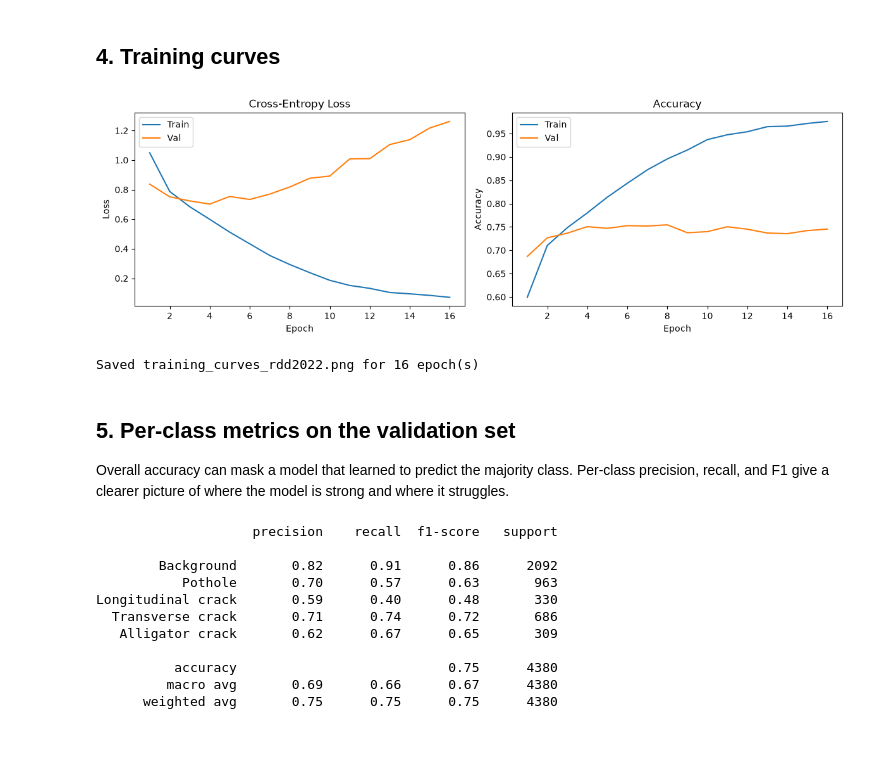
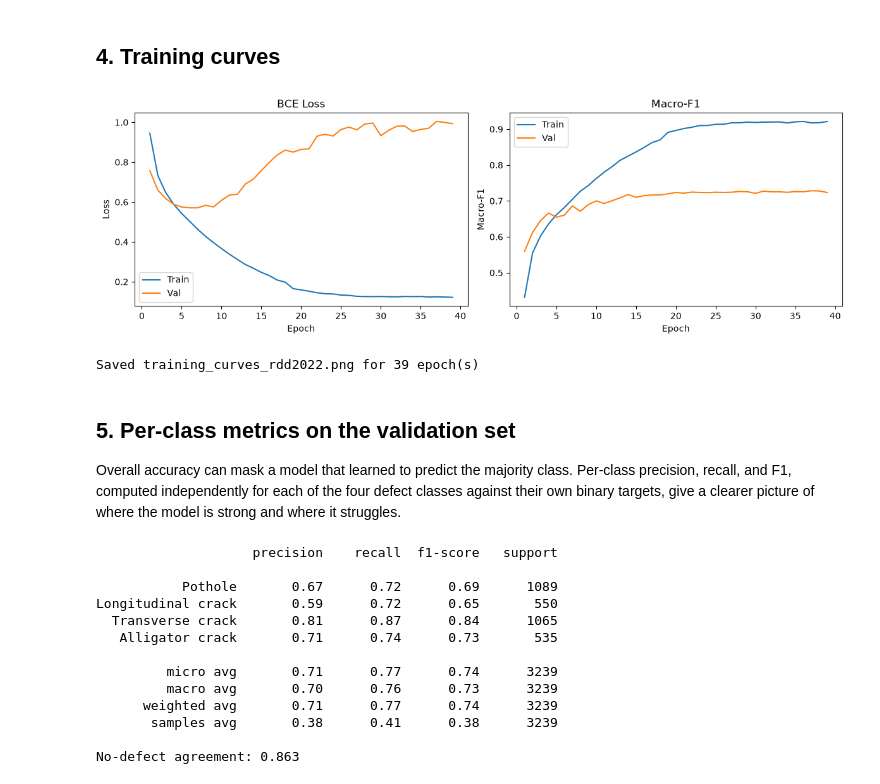
Before and after one commit to joshlaubach/defect-detector, a Jupyter notebook: notebooks/train_efficientnet.ipynb, the cells around one changed output. Drawn from its saved outputs; the diff is of its cells as text; code cells hidden in the pictures; blank space fills up the shorter version.

```diff
--- a/notebooks/train_efficientnet.ipynb
+++ b/notebooks/train_efficientnet.ipynb
@@ -221,25 +262,26 @@ by 10x halfway through training.
 # %%
-model = timm.create_model(
-    EFFICIENTNET_MODEL,
+model = build_efficientnet(
+    num_classes=RDD2022_NUM_CLASSES,
     pretrained=True,
-    num_classes=RDD2022_NUM_CLASSES,
-    drop_rate=0.2,
- )
+    drop_rate=EFFICIENTNET_DROP_RATE,
+    drop_path_rate=EFFICIENTNET_DROP_PATH_RATE,
+)
 model = model.to(DEVICE)
 
 n_params = sum(p.numel() for p in model.parameters() if p.requires_grad)
 print(f'Trainable parameters: {n_params:,}')
 
-criterion = nn.CrossEntropyLoss()
+criterion = nn.BCEWithLogitsLoss(pos_weight=pos_weight.to(DEVICE))
 optimizer = optim.AdamW(
     model.parameters(),
     lr=EFFICIENTNET_LR,
     weight_decay=EFFICIENTNET_WEIGHT_DECAY,
  )
-scheduler = optim.lr_scheduler.StepLR(
+scheduler = optim.lr_scheduler.ReduceLROnPlateau(
     optimizer,
-    step_size=max(1, EFFICIENTNET_EPOCHS // 2),
-    gamma=0.1,
+    mode='max',
+    factor=0.1,
+    patience=3,
  )
 scaler = torch.amp.GradScaler(
     'cuda',
@@ -394,34 +443,35 @@ Epoch 12/50  train_loss=0.1321  train_acc=0.954  val_loss=1.0096  val_acc=0.745
 # %%
 epochs = range(1, len(history['train_loss']) + 1)
 fig, axs = plt.subplots(1, 2, figsize=(12, 4))
 
 axs[0].plot(epochs, history['train_loss'], label='Train')
 axs[0].plot(epochs, history['val_loss'],   label='Val')
 axs[0].set_xlabel('Epoch')
 axs[0].set_ylabel('Loss')
-axs[0].set_title('Cross-Entropy Loss')
+axs[0].set_title('BCE Loss')
 axs[0].legend()
 
-axs[1].plot(epochs, history['train_acc'], label='Train')
-axs[1].plot(epochs, history['val_acc'],   label='Val')
+axs[1].plot(epochs, history['train_f1'], label='Train')
+axs[1].plot(epochs, history['val_f1'],   label='Val')
 axs[1].set_xlabel('Epoch')
-axs[1].set_ylabel('Accuracy')
-axs[1].set_title('Accuracy')
+axs[1].set_ylabel('Macro-F1')
+axs[1].set_title('Macro-F1')
 axs[1].legend()
 
 plt.tight_layout()
 plt.savefig('training_curves_rdd2022.png', dpi=120)
 plt.show()
 print(f'Saved training_curves_rdd2022.png for {len(history["train_loss"])} epoch(s)')
 # %% [output]
-[figure, old version]
+[figure, new version]
-Saved training_curves_rdd2022.png for 16 epoch(s)
+Saved training_curves_rdd2022.png for 39 epoch(s)
 # %% [markdown]
 ## 5. Per-class metrics on the validation set
 
 Overall accuracy can mask a model that learned to predict the majority class.
-Per-class precision, recall, and F1 give a clearer picture of where the
-model is strong and where it struggles.
+Per-class precision, recall, and F1, computed independently for each of the
+four defect classes against their own binary targets, give a clearer
+picture of where the model is strong and where it struggles.
 # %%
 from sklearn.metrics import classification_report
 
@@ -429,27 +479,35 @@ from sklearn.metrics import classification_report
 model.load_state_dict(torch.load(RDD2022_CHECKPOINT, map_location=DEVICE))
 model.eval()
 
-all_preds: list[int] = []
-all_labels: list[int] = []
+all_preds = []
+all_labels = []
 
 with torch.no_grad():
     for images, labels in tqdm(val_loader, desc='Evaluating'):
         logits = model(images.to(DEVICE))
-        preds = logits.argmax(dim=1).cpu().tolist()
-        all_preds.extend(preds)
-        all_labels.extend(labels.tolist())
+        preds = (torch.sigmoid(logits) > RDD2022_DEFECT_THRESHOLD).float()
+        all_preds.append(preds.cpu())
+        all_labels.append(labels)
 
-class_names = ['Background', 'Pothole', 'Longitudinal crack', 'Transverse crack', 'Alligator crack']
-print(classification_report(all_labels, all_preds, target_names=class_names))
+all_preds = torch.cat(all_preds).numpy()
+all_labels = torch.cat(all_labels).numpy()
+
+print(classification_report(all_labels, all_preds, target_names=CLASS_NAMES, zero_division=0))
+
+no_defect_true = all_labels.sum(axis=1) == 0
+no_defect_pred = all_preds.sum(axis=1) == 0
+print(f'No-defect agreement: {(no_defect_true == no_defect_pred).mean():.3f}')
 # %% [output]
                     precision    recall  f1-score   support
 
-        Background       0.82      0.91      0.86      2092
-           Pothole       0.70      0.57      0.63       963
-Longitudinal crack       0.59      0.40      0.48       330
-  Transverse crack       0.71      0.74      0.72       686
-   Alligator crack       0.62      0.67      0.65       309
+           Pothole       0.67      0.72      0.69      1089
+Longitudinal crack       0.59      0.72      0.65       550
+  Transverse crack       0.81      0.87      0.84      1065
+   Alligator crack       0.71      0.74      0.73       535
 
-          accuracy                           0.75      4380
-         macro avg       0.69      0.66      0.67      4380
-      weighted avg       0.75      0.75      0.75      4380
+         micro avg       0.71      0.77      0.74      3239
+         macro avg       0.70      0.76      0.73      3239
+      weighted avg       0.71      0.77      0.74      3239
+       samples avg       0.38      0.41      0.38      3239
+
+No-defect agreement: 0.863
```
Also changed, not shown: parts of 11 cells of this notebook, 23 other files.
